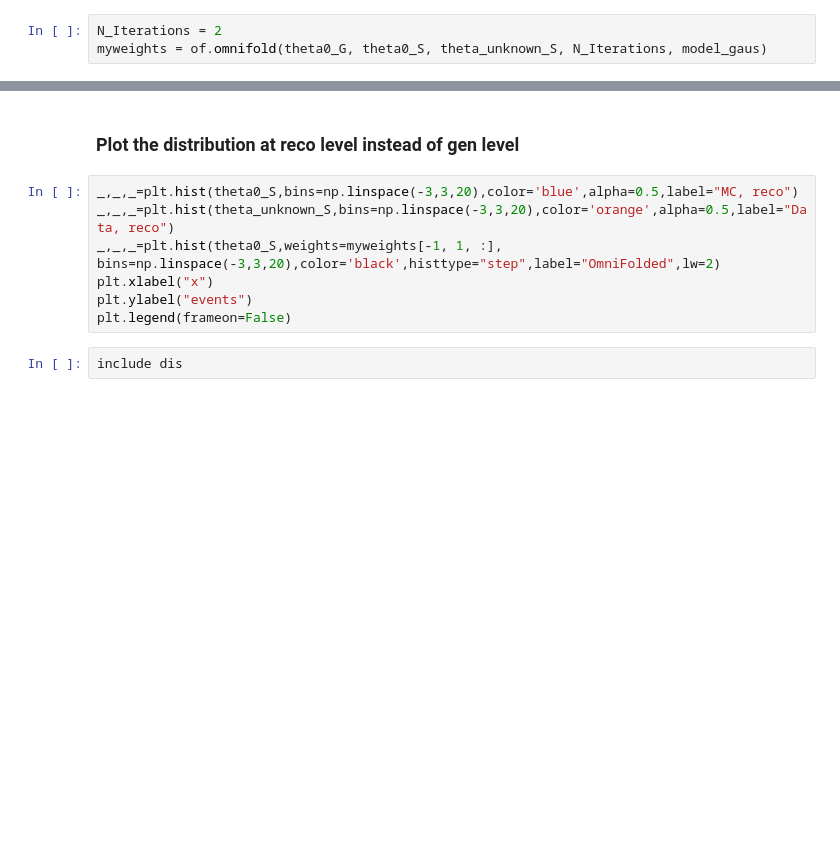
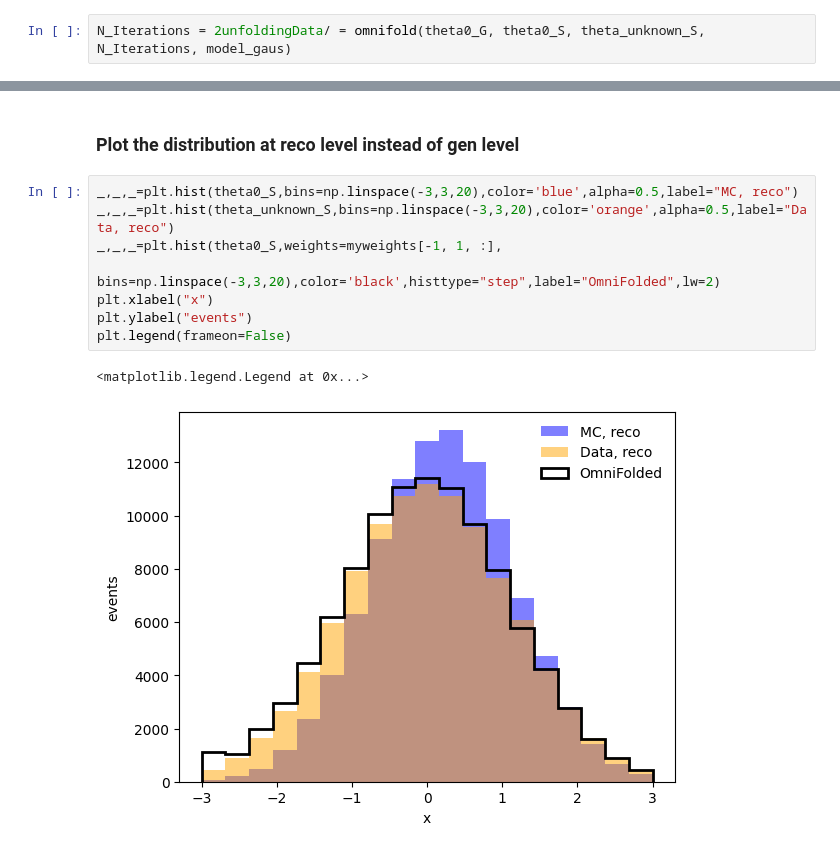
Before and after one commit to ml4hep-India/2023-icts, a Jupyter notebook: SBITutorial/SBI_Tutorial_2.ipynb, the cells around one changed output, grey strips where cells are left out. Cells and saved outputs as stored; diff of their text form; blank space fills up the shorter version.

Commit message:
unfolding

```diff
--- a/SBITutorial/SBI_Tutorial_2.ipynb
+++ b/SBITutorial/SBI_Tutorial_2.ipynb
@@ -39,5 +152,4 @@ hidden_layer_3 = Dense(50, activation='relu')(hidden_layer_2)
 outputs = Dense(1, activation='sigmoid')(hidden_layer_3)
 model_gaus = Model(inputs=inputs, outputs=outputs)
 # %%
-N_Iterations = 2
-myweights = of.omnifold(theta0_G, theta0_S, theta_unknown_S, N_Iterations, model_gaus)
+N_Iterations = 2unfoldingData/ = omnifold(theta0_G, theta0_S, theta_unknown_S, N_Iterations, model_gaus)
@@ -63,9 +196,11 @@ plt.legend(frameon=False)
 # %%
 _,_,_=plt.hist(theta0_S,bins=np.linspace(-3,3,20),color='blue',alpha=0.5,label="MC, reco")
 _,_,_=plt.hist(theta_unknown_S,bins=np.linspace(-3,3,20),color='orange',alpha=0.5,label="Data, reco")
-_,_,_=plt.hist(theta0_S,weights=myweights[-1, 1, :], bins=np.linspace(-3,3,20),color='black',histtype="step",label="OmniFolded",lw=2)
+_,_,_=plt.hist(theta0_S,weights=myweights[-1, 1, :],
+               bins=np.linspace(-3,3,20),color='black',histtype="step",label="OmniFolded",lw=2)
 plt.xlabel("x")
 plt.ylabel("events")
 plt.legend(frameon=False)
+# %% [output]
+<matplotlib.legend.Legend at 0x...>
+[figure, added]
-# %%
-include dis
```
Also changed, not shown: parts of 26 cells of this notebook, 3 other files.
